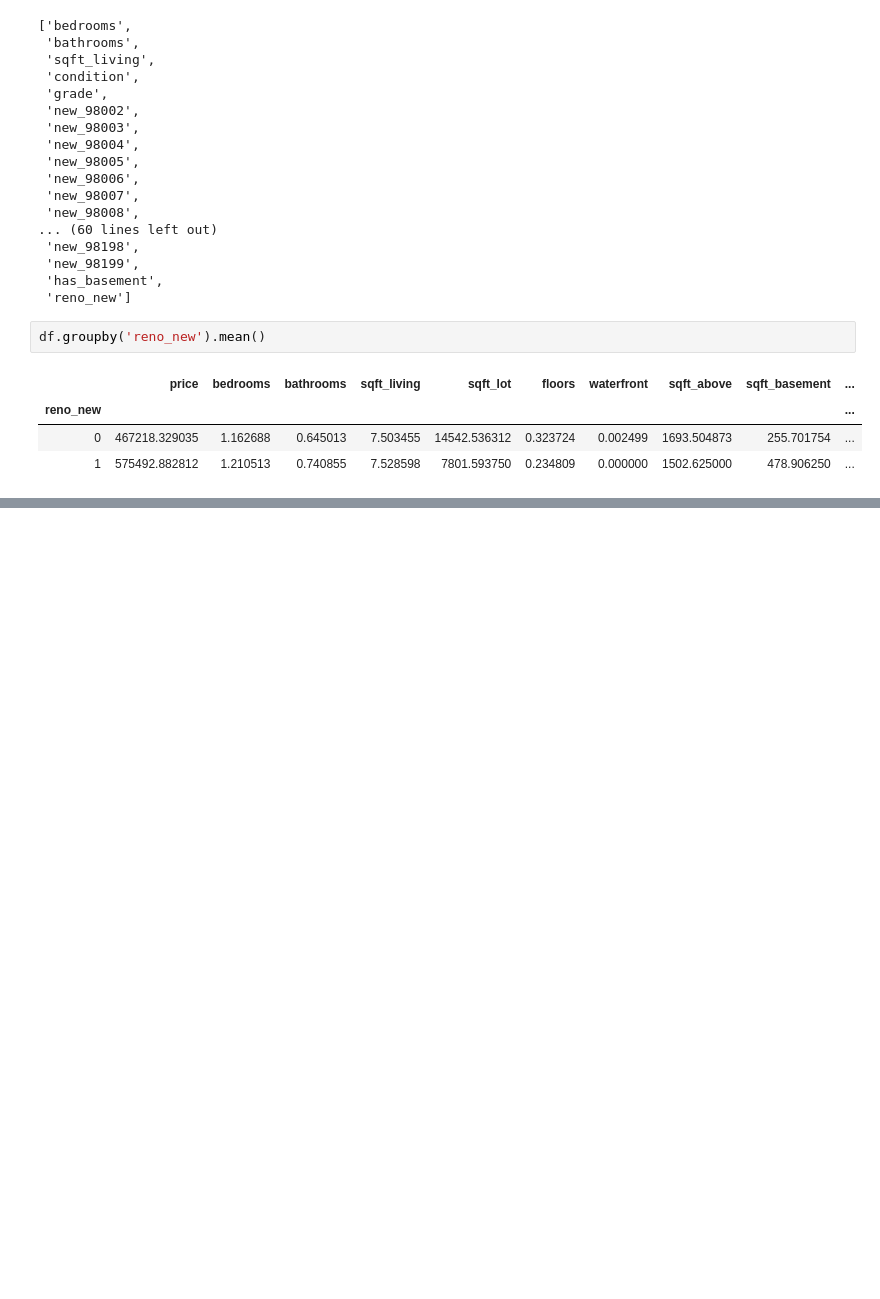
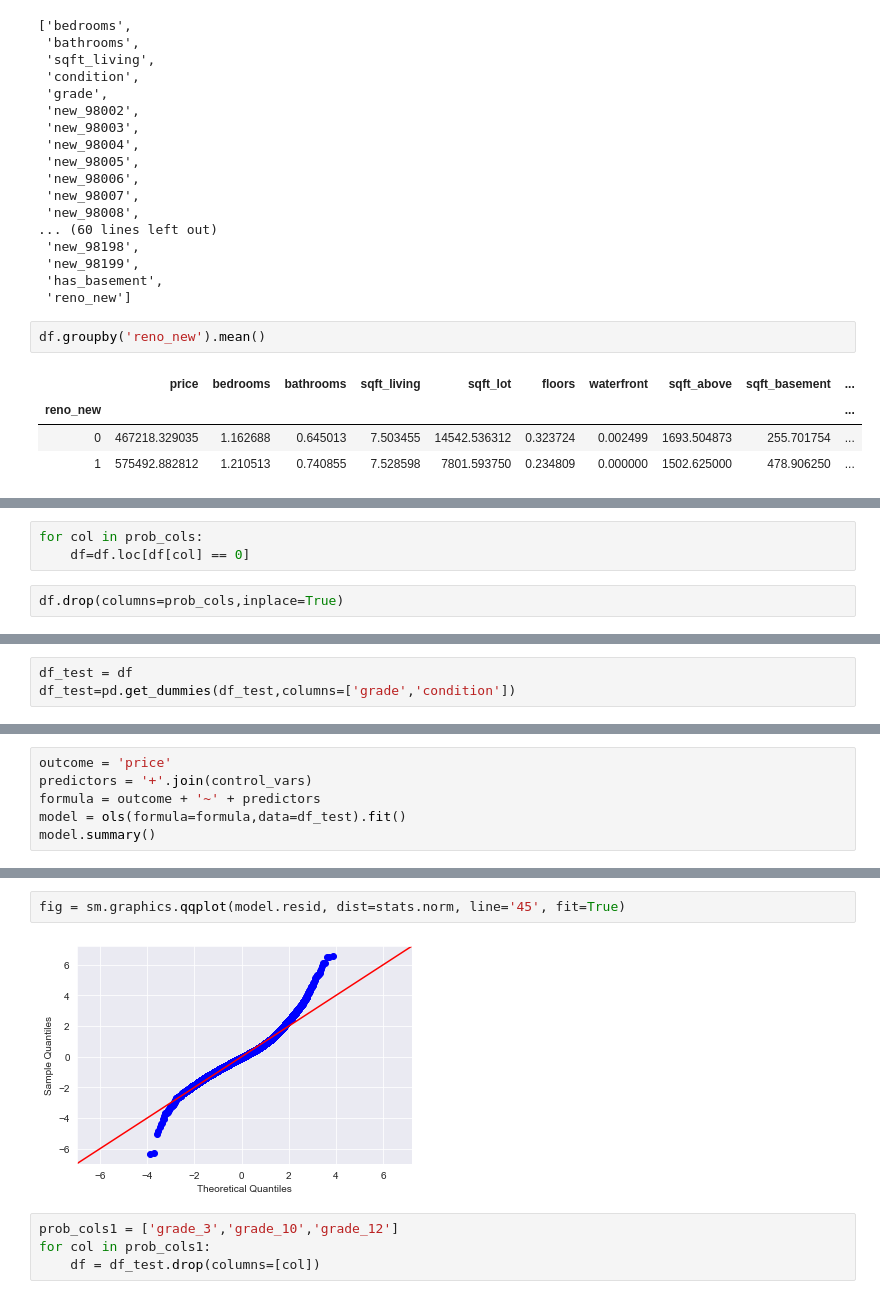
Before and after one commit to will4865/Predicting-Real-Estate-Prices, a Jupyter notebook: student.ipynb, the cells around one changed output, grey strips where cells are left out. Drawn from its saved outputs; the diff is of its cells as text; blank space fills up the shorter version.

```diff
--- a/student.ipynb
+++ b/student.ipynb
@@ -1351,0 +1442,5 @@ df.groupby('reno_new').mean()
+# %%
+for col in prob_cols:
+    df=df.loc[df[col] == 0]
+# %%
+df.drop(columns=prob_cols,inplace=True)
@@ -1351,0 +1548,3 @@ df.groupby('reno_new').mean()
+# %%
+df_test = df
+df_test=pd.get_dummies(df_test,columns=['grade','condition'])
@@ -1351,0 +1764,6 @@ df.groupby('reno_new').mean()
+# %%
+outcome = 'price'
+predictors = '+'.join(control_vars)
+formula = outcome + '~' + predictors
+model = ols(formula=formula,data=df_test).fit()
+model.summary()
@@ -1351,0 +1805,8 @@ df.groupby('reno_new').mean()
+# %%
+fig = sm.graphics.qqplot(model.resid, dist=stats.norm, line='45', fit=True)
+# %% [output]
+[figure, added]
+# %%
+prob_cols1 = ['grade_3','grade_10','grade_12']
+for col in prob_cols1:
+    df = df_test.drop(columns=[col])
```
Also changed, not shown: parts of 39 cells of this notebook, 2 other files.
